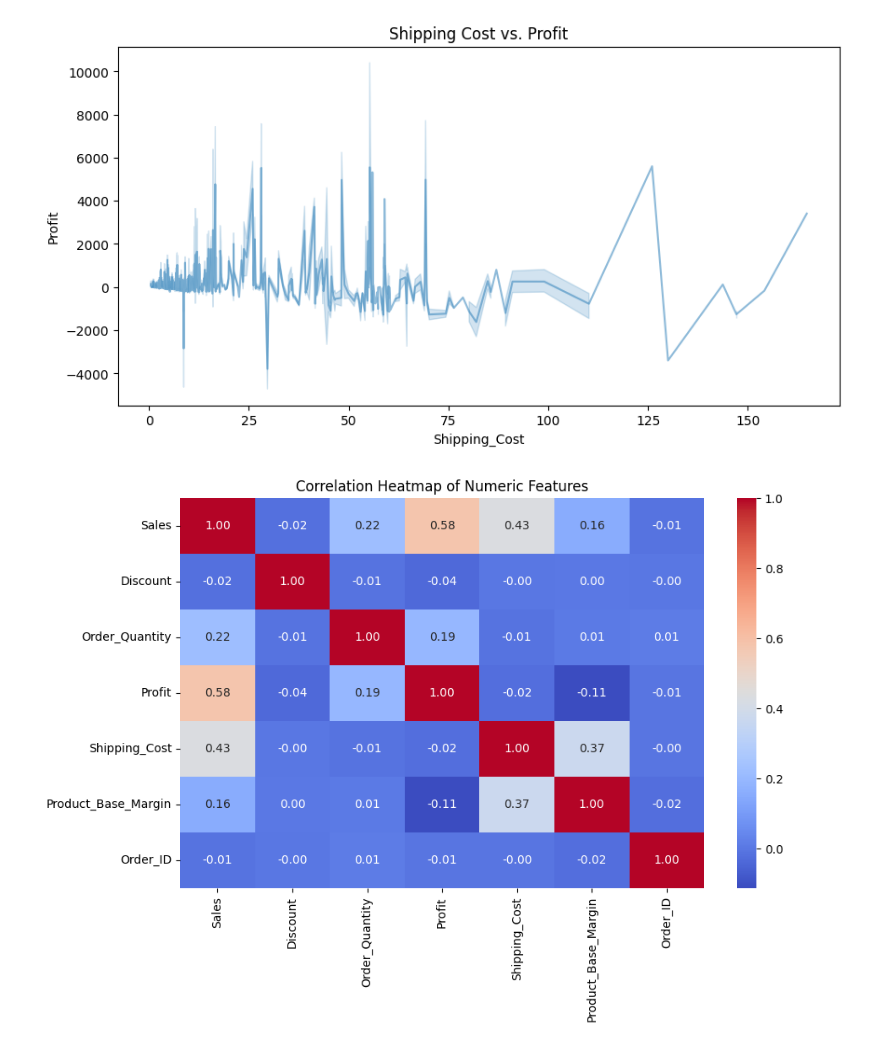
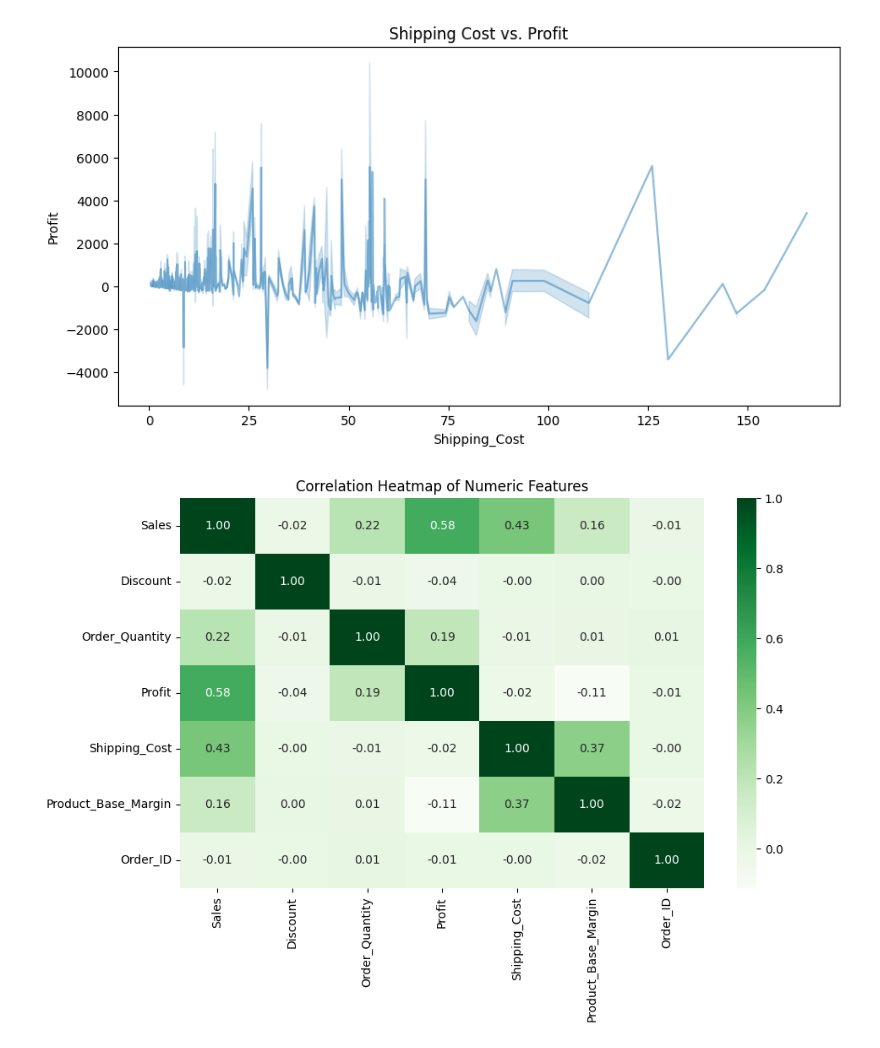
Before and after one commit to AlokSingh04/Cleaning-Sales-data-by-using-python, a Jupyter notebook: Cleaning.ipynb, the cells around one changed output. Saved outputs shown, nothing was run; the diff lists cells and outputs as text; code cells hidden in the pictures.

Commit message:
heatmap_ pelatte update

```diff
--- a/Cleaning.ipynb
+++ b/Cleaning.ipynb
@@ -29,6 +29,6 @@ memory usage: 1.4+ MB
 # %%
 # Handle missing values and Drop redundant columns
 df = df.drop(columns=['Unnamed: 0', 'Ord_id', 'Ord_id_new', 'Cust_id', 'Cust_id_new'])
-df['Discount'].fillna(df['Discount'].median(), inplace=True)
-df['Product_Base_Margin'].fillna(df['Product_Base_Margin'].median(), inplace=True)
+df['Discount'] = df['Discount'].fillna(df['Discount'].median())
+df['Product_Base_Margin'] = df['Product_Base_Margin'].fillna(df['Product_Base_Margin'].median())
 df.dropna(subset=['Product_Category', 'Region', 'Customer_Segment'], inplace=True)
@@ -100,9 +87,9 @@ plt.show()
 # %%
 # Correlation heatmap (numeric features only)
 plt.figure(figsize=(10, 6))
 numeric_df = df.select_dtypes(include=[np.number])  # keep only numeric columns
-sns.heatmap(numeric_df.corr(), annot=True, cmap='coolwarm', fmt=".2f")
+sns.heatmap(numeric_df.corr(), annot=True, cmap='Greens', fmt=".2f")
 plt.title('Correlation Heatmap of Numeric Features')
 plt.show()
 # %% [output]
-[figure, old version]
+[figure, new version]
```
Also changed, not shown: parts of 1 cell of this notebook.
